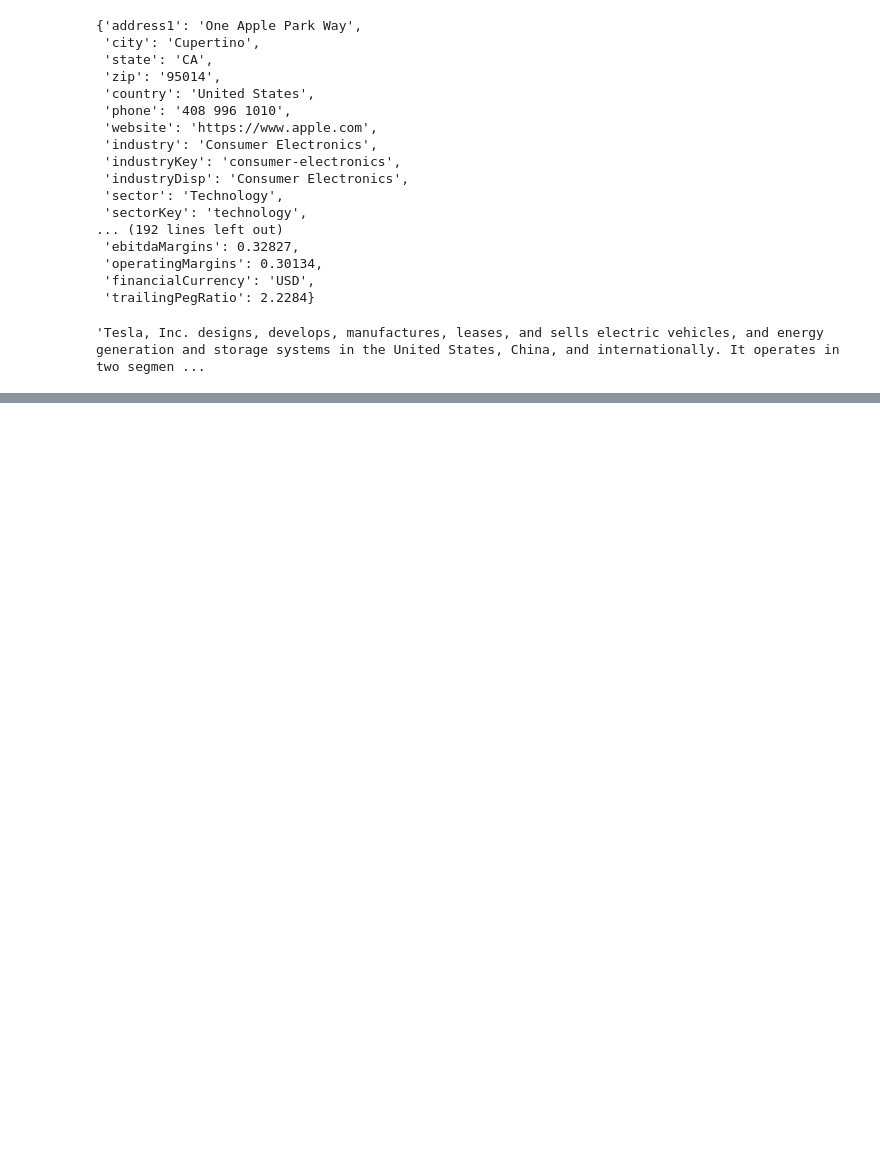
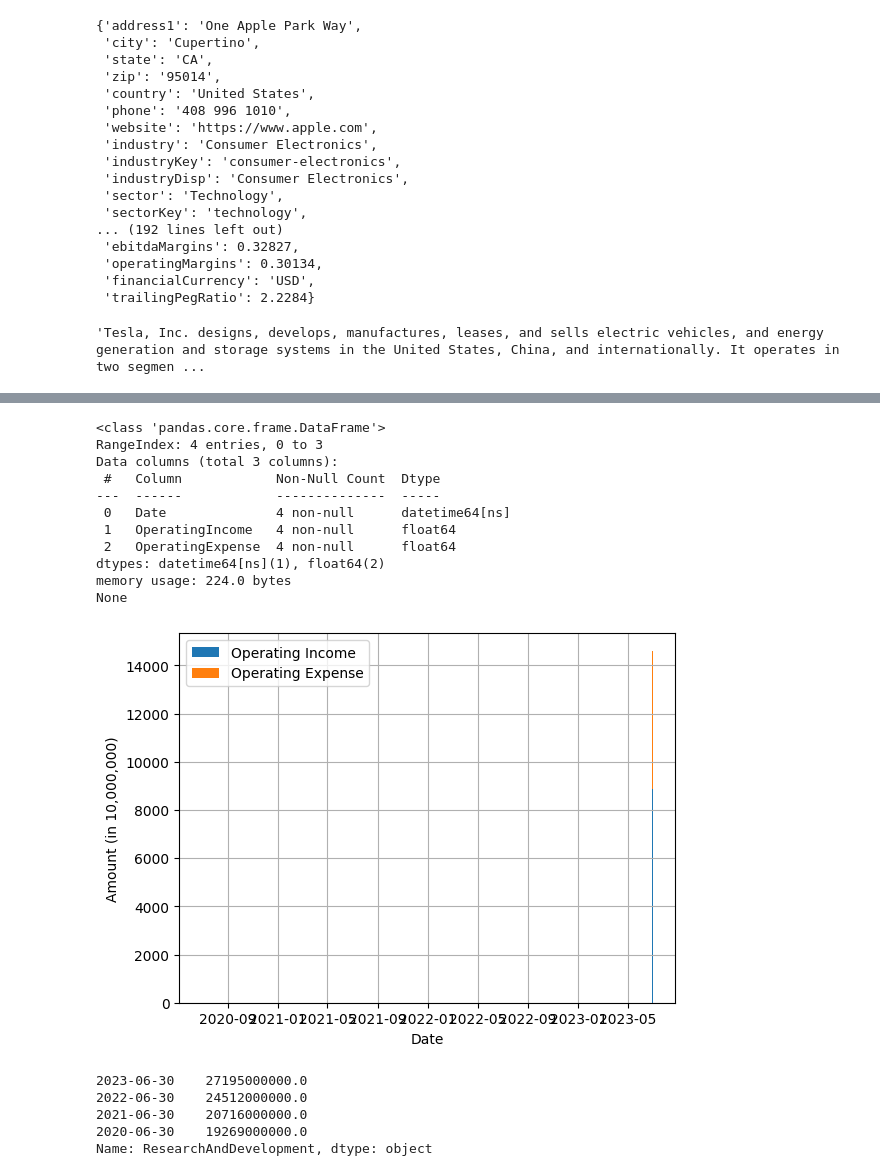
Before and after one commit to RiccardoDAndrea/InteractiveDataLab, a Jupyter notebook: python_files/yhaoo_finance.ipynb, the cells around one changed output, grey strips where cells are left out. Saved outputs shown, nothing was run; the diff lists cells and outputs as text; code cells hidden in the pictures; blank space fills up the shorter version.

```diff
--- a/python_files/yhaoo_finance.ipynb
+++ b/python_files/yhaoo_finance.ipynb
@@ -136,0 +137,49 @@ Successfully installed fastjsonschema-2.19.1 nbformat-5.9.2
+# %%
+import yfinance as yf
+import plotly.express as px
+import matplotlib.pyplot as plt
+
+stock_option = 'MSFT'
+Company_stock = yf.Ticker(stock_option)
+
+# Finanzdaten abrufen
+financials = Company_stock.get_financials()
+revenue = financials.loc['OperatingIncome':'OperatingExpense'].T
+revenue.index.names = ['Date']
+revenue = revenue.reset_index()
+revenue['OperatingIncome'] = revenue['OperatingIncome'].astype(float)
+revenue['OperatingExpense'] = revenue['OperatingExpense'].astype(float)
+
+# Scale 'OperatingIncome' by dividing by 10,000,000
+revenue['OperatingIncome'] = revenue['OperatingIncome'] / 10000000
+revenue['OperatingExpense'] = revenue['OperatingExpense'] / 10000000
+
+# Check the updated DataFrame
+print(revenue.info())
+
+# Now you can proceed with visualization using plotly.express or matplotlib
+# For example, using plotly.express bar chart
+fig = px.bar(revenue, x='Date', y=['OperatingIncome', 'OperatingExpense'], barmode='group')
+fig.show()
+
+# Or using matplotlib stacked bar chart
+plt.bar(revenue['Date'], revenue['OperatingIncome'], label='Operating Income')
+plt.bar(revenue['Date'], revenue['OperatingExpense'], label='Operating Expense', bottom=revenue['OperatingIncome'])
+plt.grid(True)
+plt.xlabel('Date')
+plt.ylabel('Amount (in 10,000,000)')
+plt.legend()
+plt.show()
+# %% [output]
+<class 'pandas.core.frame.DataFrame'>
+RangeIndex: 4 entries, 0 to 3
+Data columns (total 3 columns):
+ #   Column            Non-Null Count  Dtype
+---  ------            --------------  -----
+ 0   Date              4 non-null      datetime64[ns]
+ 1   OperatingIncome   4 non-null      float64
+ 2   OperatingExpense  4 non-null      float64
+dtypes: datetime64[ns](1), float64(2)
+memory usage: 224.0 bytes
+None
+[figure, added]
@@ -136,0 +234,17 @@ Successfully installed fastjsonschema-2.19.1 nbformat-5.9.2
+# %%
+import yfinance as yf
+import plotly.express as px
+
+stock_option = 'MSFT'
+Company_stock = yf.Ticker(stock_option)
+
+# Finanzdaten abrufen
+financials = Company_stock.get_financials()
+ResearchAndDevelopment = financials.loc['ResearchAndDevelopment'].T
+ResearchAndDevelopment
+# %% [output]
+2023-06-30    27195000000.0
+2022-06-30    24512000000.0
+2021-06-30    20716000000.0
+2020-06-30    19269000000.0
+Name: ResearchAndDevelopment, dtype: object
```
Also changed, not shown: parts of 7 cells of this notebook, 1 other file.
